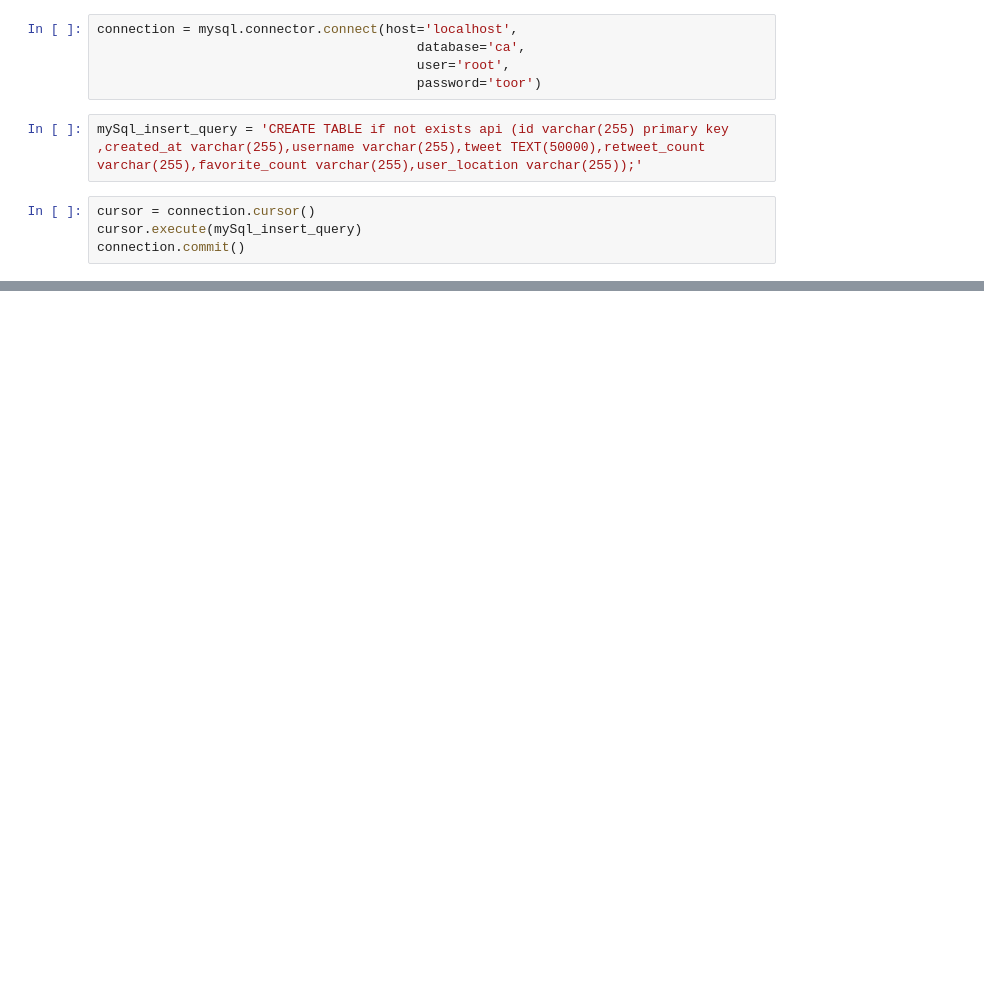
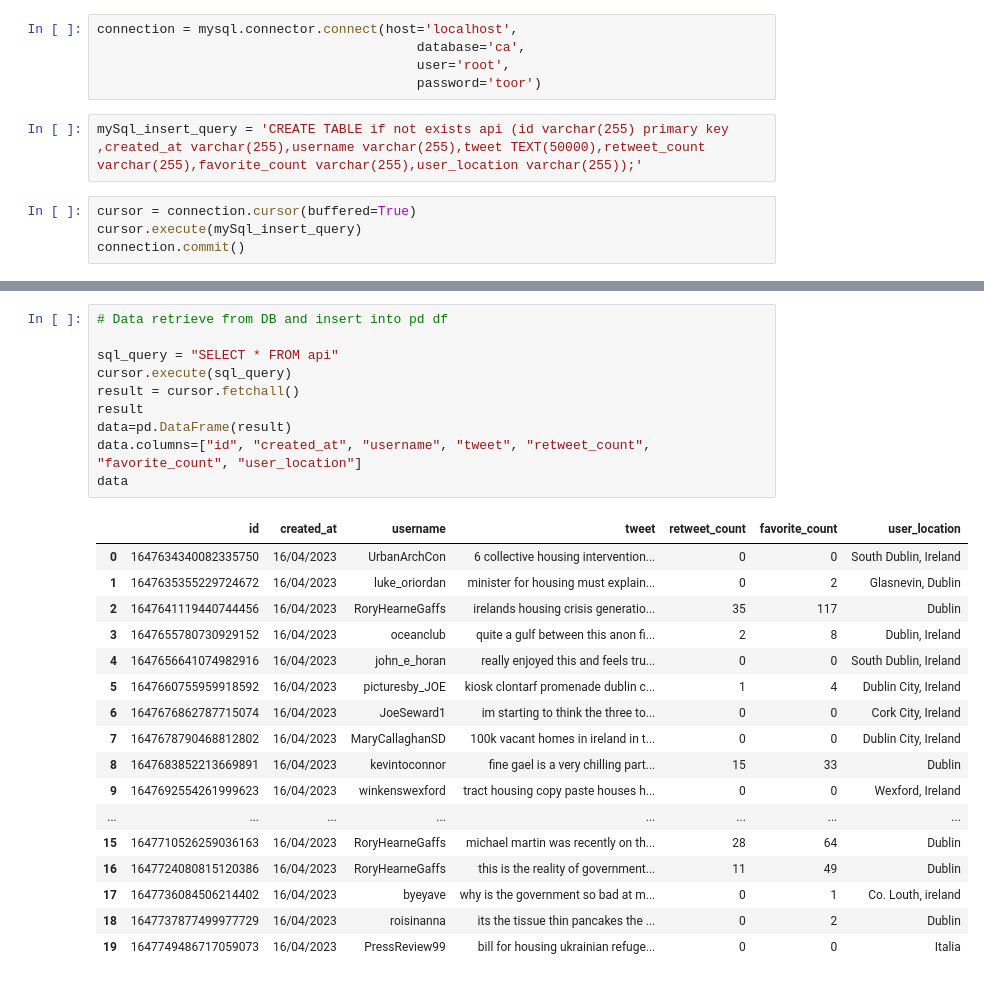
Before and after one commit to VirgilUwaoma/twitterwebscraping, a Jupyter notebook: programming_ca_two.ipynb, the cells around one changed output, grey strips where cells are left out. Drawn from its saved outputs; the diff is of its cells as text; blank space fills up the shorter version.

Commit message:
loaded DB data to DataFrame

```diff
--- a/programming_ca_two.ipynb
+++ b/programming_ca_two.ipynb
@@ -116,7 +117,7 @@ connection = mysql.connector.connect(host='localhost',
 # %%
 mySql_insert_query = 'CREATE TABLE if not exists api (id varchar(255) primary key ,created_at varchar(255),username varchar(255),tweet TEXT(50000),retweet_count varchar(255),favorite_count varchar(255),user_location varchar(255));'
 # %%
-cursor = connection.cursor()
+cursor = connection.cursor(buffered=True)
 cursor.execute(mySql_insert_query)
 connection.commit()
 # %%
@@ -160,0 +162,28 @@ INSERT INTO api (id,created_at,username,tweet,retweet_count,favorite_count,user_
+# %%
+# Data retrieve from DB and insert into pd df
+
+sql_query = "SELECT * FROM api"
+cursor.execute(sql_query)
+result = cursor.fetchall()
+result
+data=pd.DataFrame(result)
+data.columns=["id", "created_at", "username", "tweet", "retweet_count", "favorite_count", "user_location"]
+data
+# %% [output]
+|  | id | created_at | username | tweet | retweet_count | favorite_count | user_location |
+| 0 | 1647634340082335750 | 16/04/2023 | UrbanArchCon | 6 collective housing intervention... | 0 | 0 | South Dublin, Ireland |
+| 1 | 1647635355229724672 | 16/04/2023 | luke_oriordan | minister for housing must explain... | 0 | 2 | Glasnevin, Dublin |
+| 2 | 1647641119440744456 | 16/04/2023 | RoryHearneGaffs | irelands housing crisis generatio... | 35 | 117 | Dublin |
+| 3 | 1647655780730929152 | 16/04/2023 | oceanclub | quite a gulf between this anon fi... | 2 | 8 | Dublin, Ireland |
+| 4 | 1647656641074982916 | 16/04/2023 | john_e_horan | really enjoyed this and feels tru... | 0 | 0 | South Dublin, Ireland |
+| 5 | 1647660755959918592 | 16/04/2023 | picturesby_JOE | kiosk clontarf promenade dublin c... | 1 | 4 | Dublin City, Ireland |
+| 6 | 1647676862787715074 | 16/04/2023 | JoeSeward1 | im starting to think the three to... | 0 | 0 | Cork City, Ireland |
+| 7 | 1647678790468812802 | 16/04/2023 | MaryCallaghanSD | 100k vacant homes in ireland in t... | 0 | 0 | Dublin City, Ireland |
+| 8 | 1647683852213669891 | 16/04/2023 | kevintoconnor | fine gael is a very chilling part... | 15 | 33 | Dublin |
+| 9 | 1647692554261999623 | 16/04/2023 | winkenswexford | tract housing copy paste houses h... | 0 | 0 | Wexford, Ireland |
+| ... | ... | ... | ... | ... | ... | ... | ... |
+| 15 | 1647710526259036163 | 16/04/2023 | RoryHearneGaffs | michael martin was recently on th... | 28 | 64 | Dublin |
+| 16 | 1647724080815120386 | 16/04/2023 | RoryHearneGaffs | this is the reality of government... | 11 | 49 | Dublin |
+| 17 | 1647736084506214402 | 16/04/2023 | byeyave | why is the government so bad at m... | 0 | 1 | Co. Louth, ireland |
+| 18 | 1647737877499977729 | 16/04/2023 | roisinanna | its the tissue thin pancakes the ... | 0 | 2 | Dublin |
+| 19 | 1647749486717059073 | 16/04/2023 | PressReview99 | bill for housing ukrainian refuge... | 0 | 0 | Italia |
```
Also changed, not shown: parts of 4 cells of this notebook.
